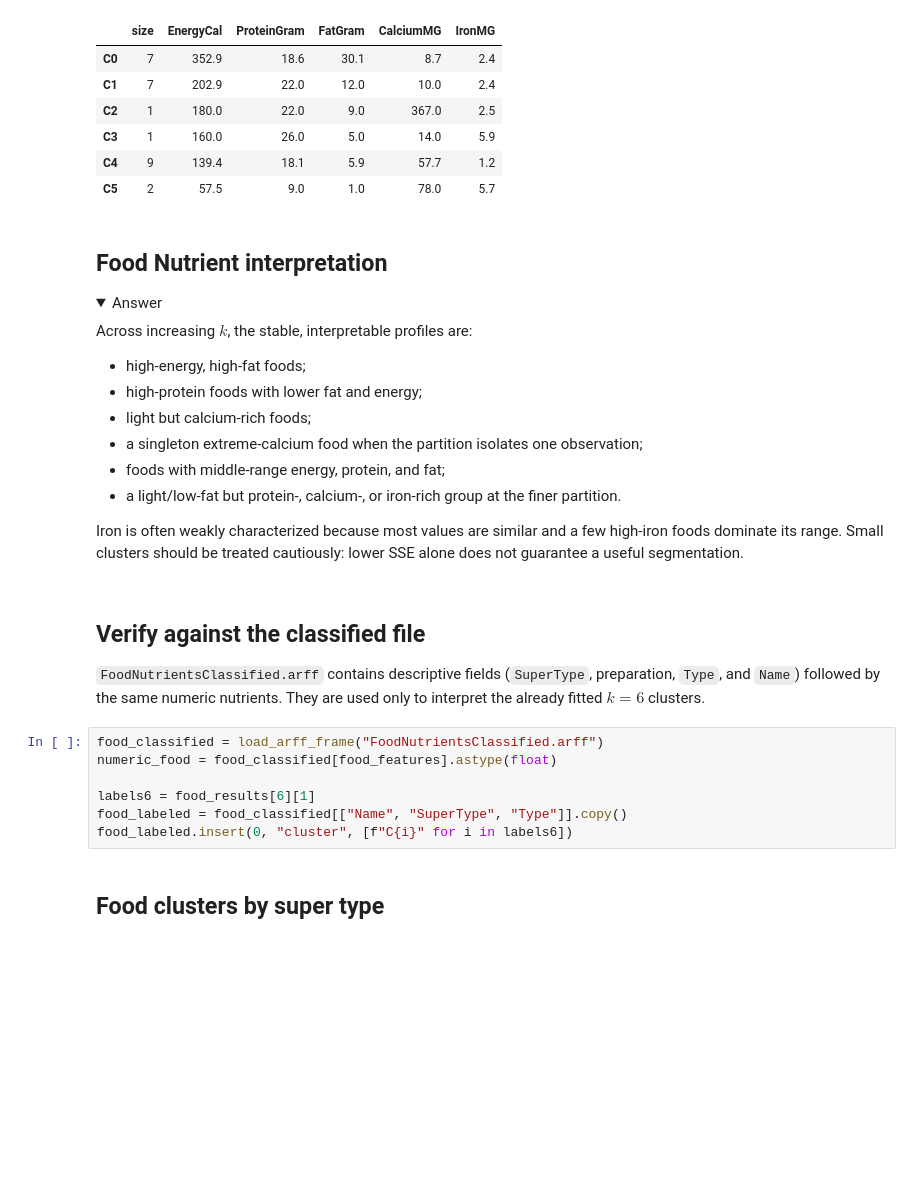
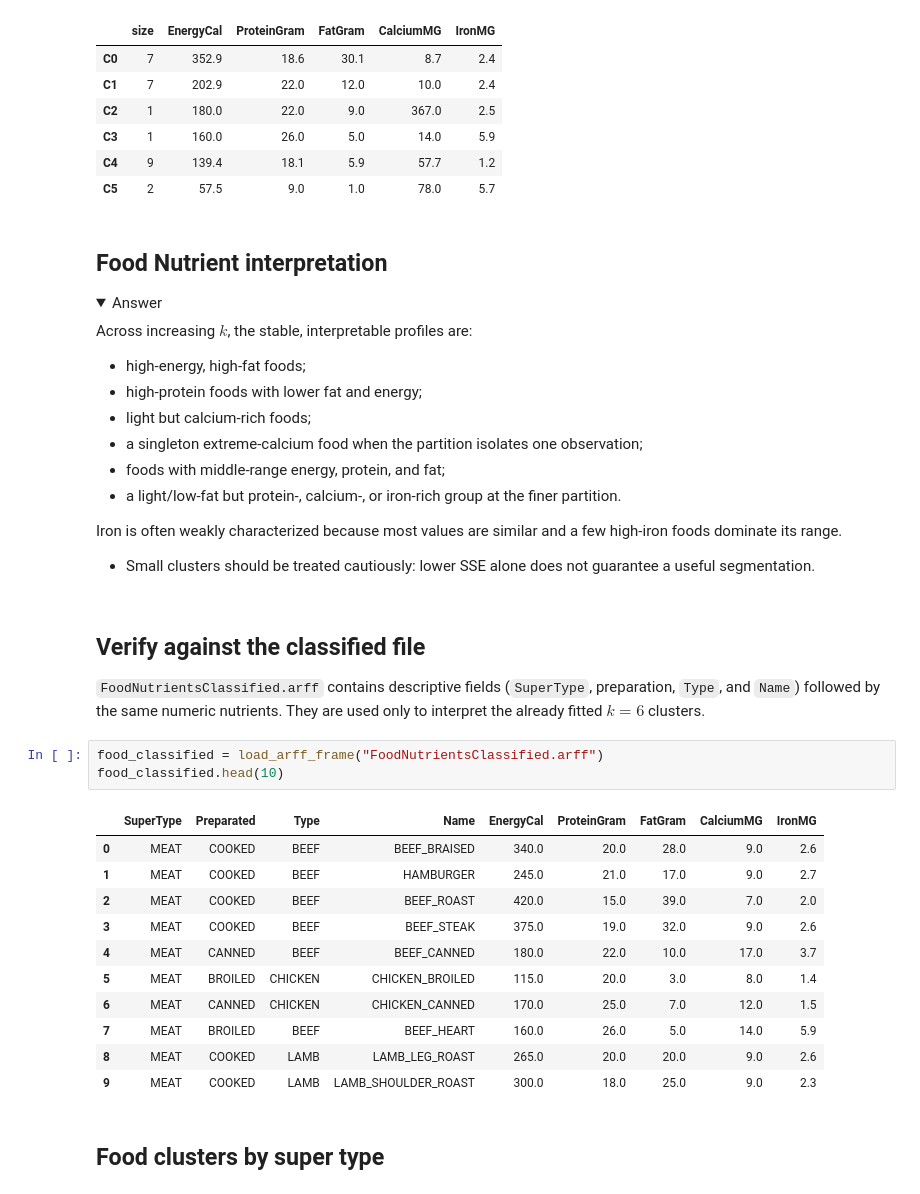
Before and after one commit to w4bo/AA2627-unibo-mldm, a Jupyter notebook: slides/lab-04-clustering.ipynb, the cells around one changed output. Saved outputs shown, nothing was run; the diff lists cells and outputs as text; folded sections open; blank space fills up the shorter version.

```diff
--- a/slides/lab-04-clustering.ipynb
+++ b/slides/lab-04-clustering.ipynb
@@ -497,7 +491,11 @@ Across increasing $k$, the stable, interpretable profiles are:
 - foods with middle-range energy, protein, and fat;
 - a light/low-fat but protein-, calcium-, or iron-rich group at the finer partition.
 
-Iron is often weakly characterized because most values are similar and a few high-iron foods dominate its range. Small clusters should be treated cautiously: lower SSE alone does not guarantee a useful segmentation.
+</br>
+
+Iron is often weakly characterized because most values are similar and a few high-iron foods dominate its range.
+
+- Small clusters should be treated cautiously: lower SSE alone does not guarantee a useful segmentation.
 </details>
 # %% [markdown]
 ## Verify against the classified file
@@ -505,10 +503,18 @@ Iron is often weakly characterized because most values are similar and a few hig
 `FoodNutrientsClassified.arff` contains descriptive fields (`SuperType`, preparation, `Type`, and `Name`) followed by the same numeric nutrients. They are used only to interpret the already fitted $k=6$ clusters.
 # %%
 food_classified = load_arff_frame("FoodNutrientsClassified.arff")
-numeric_food = food_classified[food_features].astype(float)
-
-labels6 = food_results[6][1]
-food_labeled = food_classified[["Name", "SuperType", "Type"]].copy()
-food_labeled.insert(0, "cluster", [f"C{i}" for i in labels6])
+food_classified.head(10)
+# %% [output]
+|  | SuperType | Preparated | Type | Name | EnergyCal | ProteinGram | FatGram | CalciumMG | IronMG |
+| 0 | MEAT | COOKED | BEEF | BEEF_BRAISED | 340.0 | 20.0 | 28.0 | 9.0 | 2.6 |
+| 1 | MEAT | COOKED | BEEF | HAMBURGER | 245.0 | 21.0 | 17.0 | 9.0 | 2.7 |
+| 2 | MEAT | COOKED | BEEF | BEEF_ROAST | 420.0 | 15.0 | 39.0 | 7.0 | 2.0 |
+| 3 | MEAT | COOKED | BEEF | BEEF_STEAK | 375.0 | 19.0 | 32.0 | 9.0 | 2.6 |
+| 4 | MEAT | CANNED | BEEF | BEEF_CANNED | 180.0 | 22.0 | 10.0 | 17.0 | 3.7 |
+| 5 | MEAT | BROILED | CHICKEN | CHICKEN_BROILED | 115.0 | 20.0 | 3.0 | 8.0 | 1.4 |
+| 6 | MEAT | CANNED | CHICKEN | CHICKEN_CANNED | 170.0 | 25.0 | 7.0 | 12.0 | 1.5 |
+| 7 | MEAT | BROILED | BEEF | BEEF_HEART | 160.0 | 26.0 | 5.0 | 14.0 | 5.9 |
+| 8 | MEAT | COOKED | LAMB | LAMB_LEG_ROAST | 265.0 | 20.0 | 20.0 | 9.0 | 2.6 |
+| 9 | MEAT | COOKED | LAMB | LAMB_SHOULDER_ROAST | 300.0 | 18.0 | 25.0 | 9.0 | 2.3 |
 # %% [markdown]
 ## Food clusters by super type
```
Also changed, not shown: parts of 22 cells of this notebook, 2 other files.
